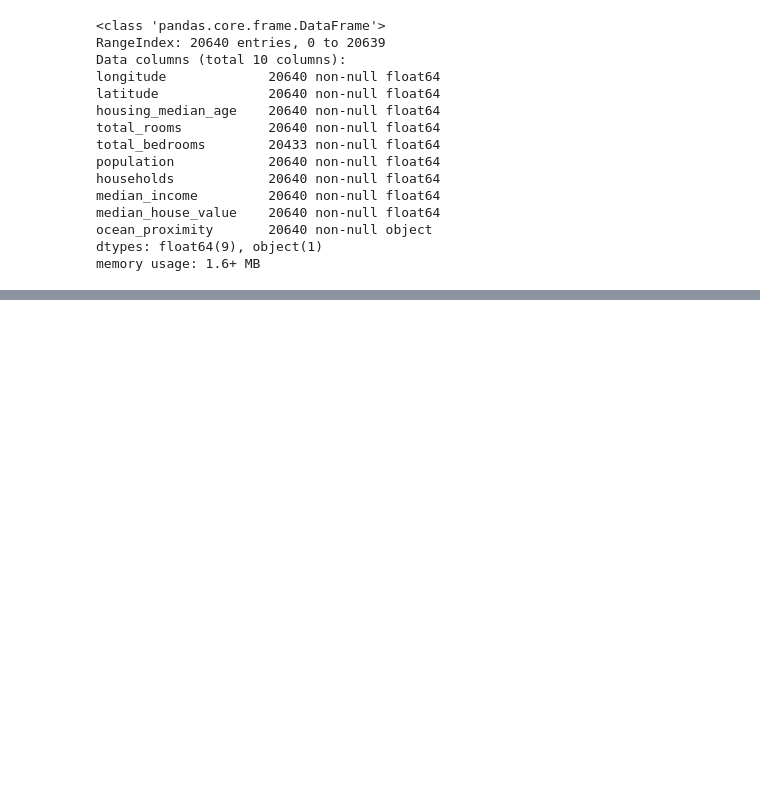
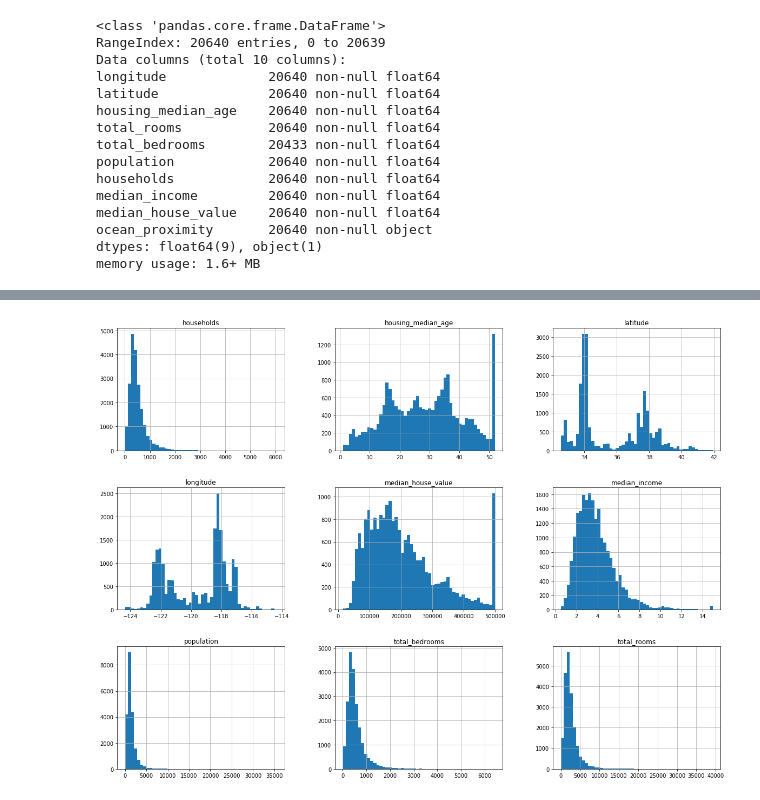
Before and after one commit to bartezz32/tensorflow-anaconda, a Jupyter notebook: chapter2/Housing.ipynb, the cells around one changed output, grey strips where cells are left out. Saved outputs shown, nothing was run; the diff lists cells and outputs as text; code cells hidden in the pictures; blank space fills up the shorter version.

Commit message:
Plots added

```diff
--- a/chapter2/Housing.ipynb
+++ b/chapter2/Housing.ipynb
@@ -86,0 +109,7 @@ memory usage: 1.6+ MB
+# %%
+%matplotlib inline
+import matplotlib.pyplot as pit
+housing.hist(bins=50,figsize=(20,15))
+pit.show()
+# %% [output]
+[figure, added]
```
Also changed, not shown: parts of 3 cells of this notebook.
